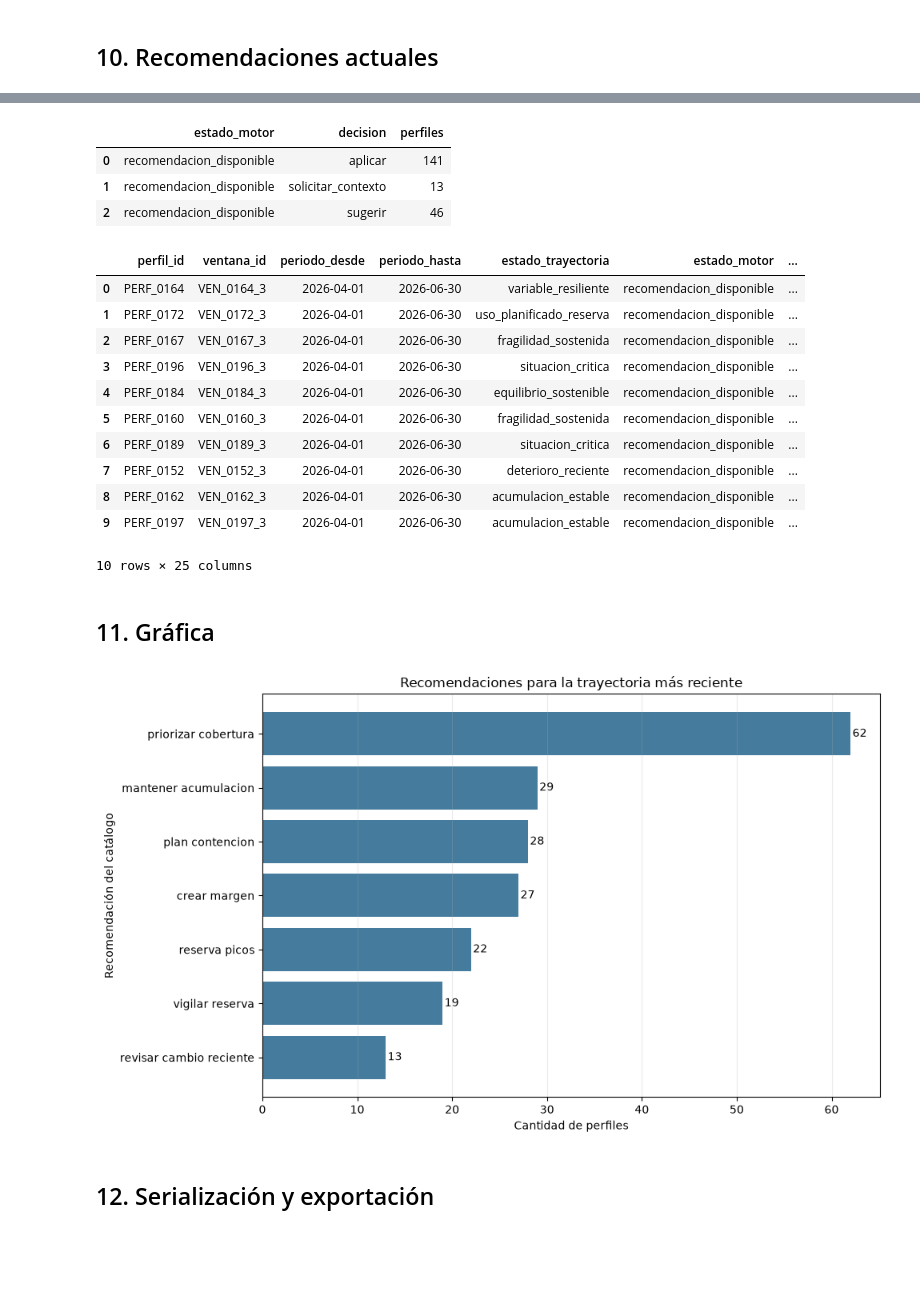
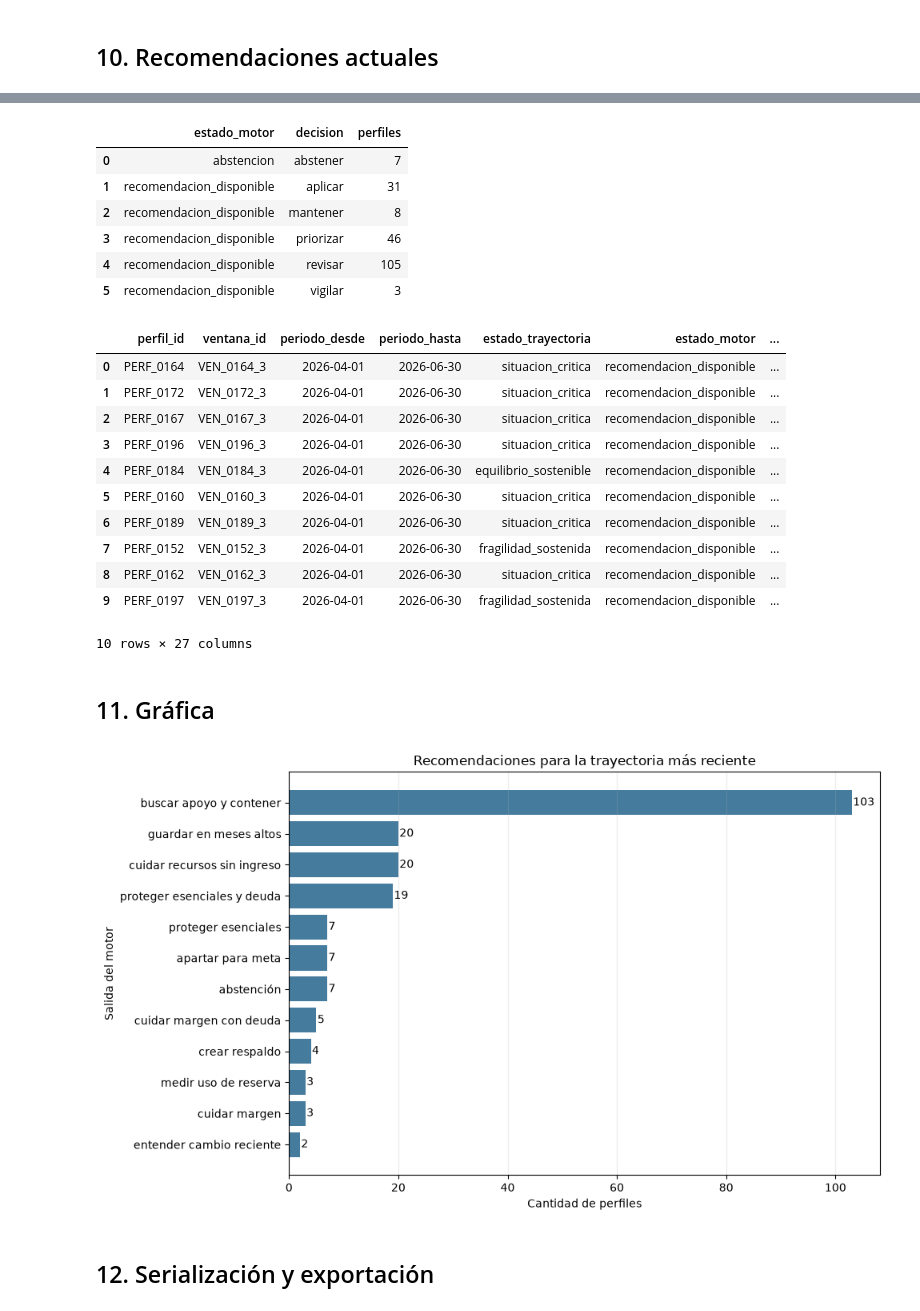
Before and after one commit to No-Country-simulation/G9-LATAM-Team-14, a Jupyter notebook: data-science/fincoach-mvp/Notebooks/05_motor_recomendaciones.ipynb, the cells around one changed output, grey strips where cells are left out. Saved outputs shown, nothing was run; the diff lists cells and outputs as text; code cells hidden in the pictures; blank space fills up the shorter version.

```diff
--- a/data-science/fincoach-mvp/Notebooks/05_motor_recomendaciones.ipynb
+++ b/data-science/fincoach-mvp/Notebooks/05_motor_recomendaciones.ipynb
@@ -316,7 +448,7 @@ preprocesador = ColumnTransformer([
     (
         'estado',
         OneHotEncoder(handle_unknown='ignore', sparse_output=False),
-        variable_categorica,
+        variables_categoricas,
     ),
     (
         'porcentajes',
@@ -330,7 +462,7 @@ preprocesador = ColumnTransformer([
 
 modelos_candidatos = {
     'regresion_logistica': Pipeline([
-        ('preparacion', preprocesador),
+        ('preparacion', clone(preprocesador)),
         ('modelo', LogisticRegression(
             C=1.0,
             max_iter=5000,
@@ -339,7 +471,7 @@ modelos_candidatos = {
         )),
     ]),
     'bosque_aleatorio': Pipeline([
-        ('preparacion', preprocesador),
+        ('preparacion', clone(preprocesador)),
         ('modelo', RandomForestClassifier(
             n_estimators=500,
             max_depth=10,
@@ -672,15 +879,24 @@ ultimas_trayectorias = trayectorias.sort_values('fecha_corte').groupby('perfil_i
     'perfil_id',
     'periodo_desde',
     'periodo_hasta',
+    'actividad_A',
+    'balance_operativo_B',
+    'liquidez_final',
+    'deuda_final',
+    'pagos_deuda',
+    'periodos_sin_ingreso',
+    'variabilidad_ingresos_V',
     'cobertura_esencial_L_meses',
 ]]
 
 contexto_perfiles = perfiles[[
     'perfil_id',
+    'objetivo_proximo',
     'meta_declarada',
     'hobby_1',
     'hobby_2',
     'responsabilidad_declarada',
+    'tipos_deuda',
 ]]
 
 perfiles_motor = estados_actuales.merge(
@@ -694,6 +910,11 @@ perfiles_motor = estados_actuales.merge(
     how='left',
     validate='many_to_one',
 )
+perfiles_motor['balance_relativo'] = perfiles_motor['balance_operativo_B'] / perfiles_motor['actividad_A'].where(perfiles_motor['actividad_A'].gt(0))
+perfiles_motor['deuda_relativa'] = perfiles_motor['deuda_final'] / perfiles_motor['actividad_A'].where(perfiles_motor['actividad_A'].gt(0))
+perfiles_motor['pago_deuda_relativo'] = perfiles_motor['pagos_deuda'] / perfiles_motor['actividad_A'].where(perfiles_motor['actividad_A'].gt(0))
+perfiles_motor['tiene_deuda'] = perfiles_motor['deuda_final'].gt(0).map({True: 'si', False: 'no'})
+perfiles_motor['objetivo_contexto'] = perfiles_motor['objetivo_proximo'].astype('string').fillna('no declarado')
 
 display(perfiles_motor.head(5))
 assert perfiles_motor['cobertura_esencial_L_meses'].notna().all(), 'Falta cobertura esencial en perfiles actuales'
@@ -719,13 +940,13 @@ for indice, fila in perfiles_motor.iterrows():
 
     if pd.notna(fila.get('responsabilidad_declarada')):
         protegidos.append('responsabilidad:' + str(fila['responsabilidad_declarada']))
-    if pd.notna(fila.get('meta_declarada')):
-        protegidos.append('meta:' + str(fila['meta_declarada']))
+    if bool(fila.get('objetivo_declarado')):
+        protegidos.append('meta:' + str(fila['objetivo_contexto']))
     if hobbies:
         protegidos.append('hobbies:' + '|'.join(hobbies))
 
     entrada = fila.to_dict()
-    entrada['meta_relacionada'] = fila.get('meta_declarada', 'no_declarada')
+    entrada['meta_relacionada'] = fila.get('objetivo_contexto', 'no declarado')
     entrada['hobbies_considerados'] = ' | '.join(hobbies) if hobbies else 'no_declarado'
     entrada['aspectos_protegidos'] = ' | '.join(protegidos)
     resultado = generar_recomendacion(entrada)
@@ -755,46 +976,49 @@ display(resumen_motor)
 display(recomendaciones_actuales.head(10))
 # %% [output]
 |  | estado_motor | decision | perfiles |
-| 0 | recomendacion_disponible | aplicar | 141 |
-| 1 | recomendacion_disponible | solicitar_contexto | 13 |
-| 2 | recomendacion_disponible | sugerir | 46 |
+| 0 | abstencion | abstener | 7 |
+| 1 | recomendacion_disponible | aplicar | 31 |
+| 2 | recomendacion_disponible | mantener | 8 |
+| 3 | recomendacion_disponible | priorizar | 46 |
+| 4 | recomendacion_disponible | revisar | 105 |
+| 5 | recomendacion_disponible | vigilar | 3 |
 |  | perfil_id | ventana_id | periodo_desde | periodo_hasta | estado_trayectoria | estado_motor | ... |
-| 0 | PERF_0164 | VEN_0164_3 | 2026-04-01 | 2026-06-30 | variable_resiliente | recomendacion_disponible | ... |
-| 1 | PERF_0172 | VEN_0172_3 | 2026-04-01 | 2026-06-30 | uso_planificado_reserva | recomendacion_disponible | ... |
-| 2 | PERF_0167 | VEN_0167_3 | 2026-04-01 | 2026-06-30 | fragilidad_sostenida | recomendacion_disponible | ... |
+| 0 | PERF_0164 | VEN_0164_3 | 2026-04-01 | 2026-06-30 | situacion_critica | recomendacion_disponible | ... |
+| 1 | PERF_0172 | VEN_0172_3 | 2026-04-01 | 2026-06-30 | situacion_critica | recomendacion_disponible | ... |
+| 2 | PERF_0167 | VEN_0167_3 | 2026-04-01 | 2026-06-30 | situacion_critica | recomendacion_disponible | ... |
 | 3 | PERF_0196 | VEN_0196_3 | 2026-04-01 | 2026-06-30 | situacion_critica | recomendacion_disponible | ... |
 | 4 | PERF_0184 | VEN_0184_3 | 2026-04-01 | 2026-06-30 | equilibrio_sostenible | recomendacion_disponible | ... |
-| 5 | PERF_0160 | VEN_0160_3 | 2026-04-01 | 2026-06-30 | fragilidad_sostenida | recomendacion_disponible | ... |
+| 5 | PERF_0160 | VEN_0160_3 | 2026-04-01 | 2026-06-30 | situacion_critica | recomendacion_disponible | ... |
 | 6 | PERF_0189 | VEN_0189_3 | 2026-04-01 | 2026-06-30 | situacion_critica | recomendacion_disponible | ... |
-| 7 | PERF_0152 | VEN_0152_3 | 2026-04-01 | 2026-06-30 | deterioro_reciente | recomendacion_disponible | ... |
-| 8 | PERF_0162 | VEN_0162_3 | 2026-04-01 | 2026-06-30 | acumulacion_estable | recomendacion_disponible | ... |
-| 9 | PERF_0197 | VEN_0197_3 | 2026-04-01 | 2026-06-30 | acumulacion_estable | recomendacion_disponible | ... |
+| 7 | PERF_0152 | VEN_0152_3 | 2026-04-01 | 2026-06-30 | fragilidad_sostenida | recomendacion_disponible | ... |
+| 8 | PERF_0162 | VEN_0162_3 | 2026-04-01 | 2026-06-30 | situacion_critica | recomendacion_disponible | ... |
+| 9 | PERF_0197 | VEN_0197_3 | 2026-04-01 | 2026-06-30 | fragilidad_sostenida | recomendacion_disponible | ... |
-10 rows × 25 columns
+10 rows × 27 columns
 # %% [markdown]
 ## 11. Gráfica
 # %%
 #Graficar recomendaciones
 distribucion_recomendaciones = recomendaciones_actuales['recomendacion_id'].value_counts().sort_values()
 etiquetas = [
-    etiqueta.replace('REC_', '').replace('_', ' ').lower()
+    'abstención' if etiqueta == 'no_disponible' else etiqueta.replace('REC_', '').replace('_', ' ').lower()
     for etiqueta in distribucion_recomendaciones.index
 ]
 
 figura, eje = plt.subplots(figsize=(10, 6))
 eje.barh(etiquetas, distribucion_recomendaciones.values, color='#457B9D')
 eje.set_title('Recomendaciones para la trayectoria más reciente')
 eje.set_xlabel('Cantidad de perfiles')
-eje.set_ylabel('Recomendación del catálogo')
+eje.set_ylabel('Salida del motor')
 eje.grid(axis='x', alpha=0.25)
 
 for posicion, valor in enumerate(distribucion_recomendaciones.values):
     eje.text(valor + 0.2, posicion, str(int(valor)), va='center')
 
 figura.tight_layout()
 figura.savefig(ruta_graficas / '05_distribucion_recomendaciones.png', dpi=180, bbox_inches='tight')
 plt.show()
 # %% [output]
-[figure, old version]
+[figure, new version]
 # %% [markdown]
 ## 12. Serialización y exportación
 # %%
```
Also changed, not shown: parts of 18 cells of this notebook, 34 other files.
